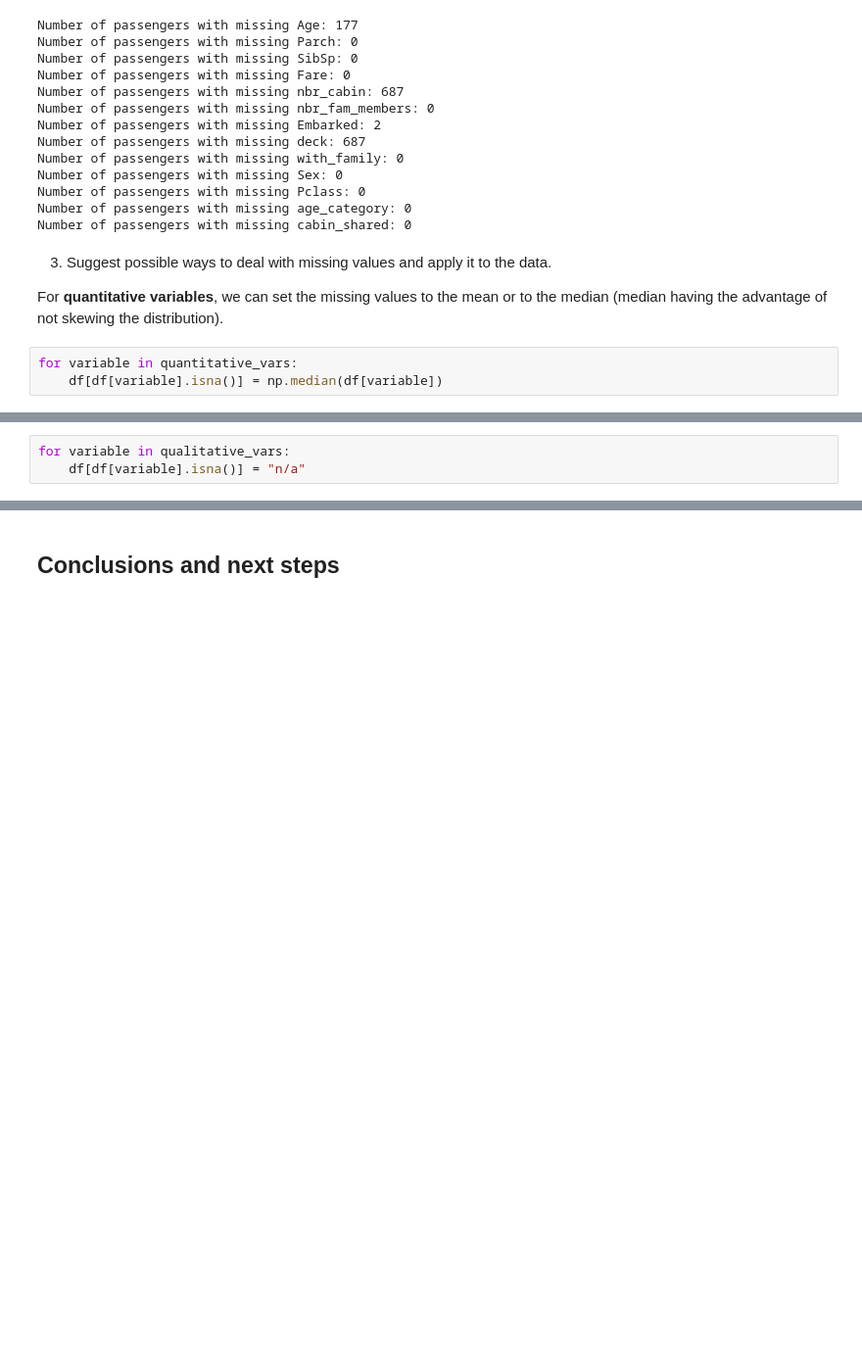
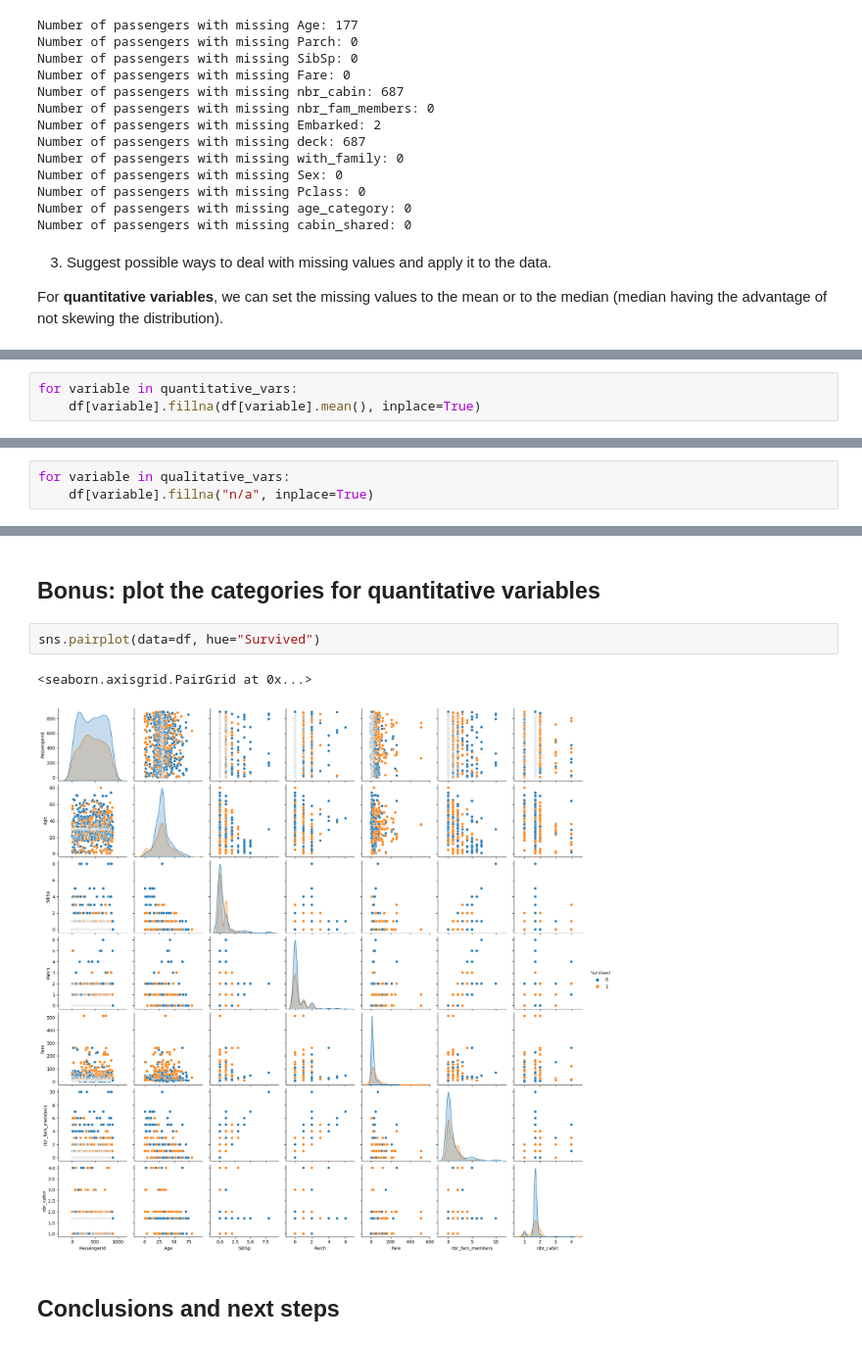
Before and after one commit to SphRbtHyk/miashs_introduction_ml, a Jupyter notebook: lab2/lab2_data_analysis.ipynb, the cells around one changed output, grey strips where cells are left out. Shown at 98% size. Drawn from its saved outputs; the diff is of its cells as text; blank space fills up the shorter version.

Commit message:
Fixed notebook execution and missing variables analysis

```diff
--- a/lab2/lab2_data_analysis.ipynb
+++ b/lab2/lab2_data_analysis.ipynb
@@ -355,6 +373,3 @@ Number of passengers with missing cabin_shared: 0
 3. Suggest possible ways to deal with missing values and apply it to the data.
 
 For **quantitative variables**, we can set the missing values to the mean or to the median (median having the advantage of not skewing the distribution).
-# %%
-for variable in quantitative_vars:
-    df[df[variable].isna()] = np.median(df[variable])
@@ -363,3 +376,3 @@ For **qualitative variables**, we can set the missing values to a new category,
-# %%
-for variable in qualitative_vars:
-    df[df[variable].isna()] = "n/a"
+# %%
+for variable in quantitative_vars:
+    df[variable].fillna(df[variable].mean(), inplace=True)
@@ -365,0 +381,3 @@ for variable in qualitative_vars:
+# %%
+for variable in qualitative_vars:
+    df[variable].fillna("n/a", inplace=True)
@@ -366,3 +400,10 @@ for variable in qualitative_vars:
+# %% [markdown]
+## Bonus: plot the categories for quantitative variables
+# %%
+sns.pairplot(data=df, hue="Survived")
+# %% [output]
+<seaborn.axisgrid.PairGrid at 0x...>
+[figure, added]
 # %% [markdown]
 ## Conclusions and next steps
 # %% [markdown]
```
Also changed, not shown: parts of 47 cells of this notebook.
